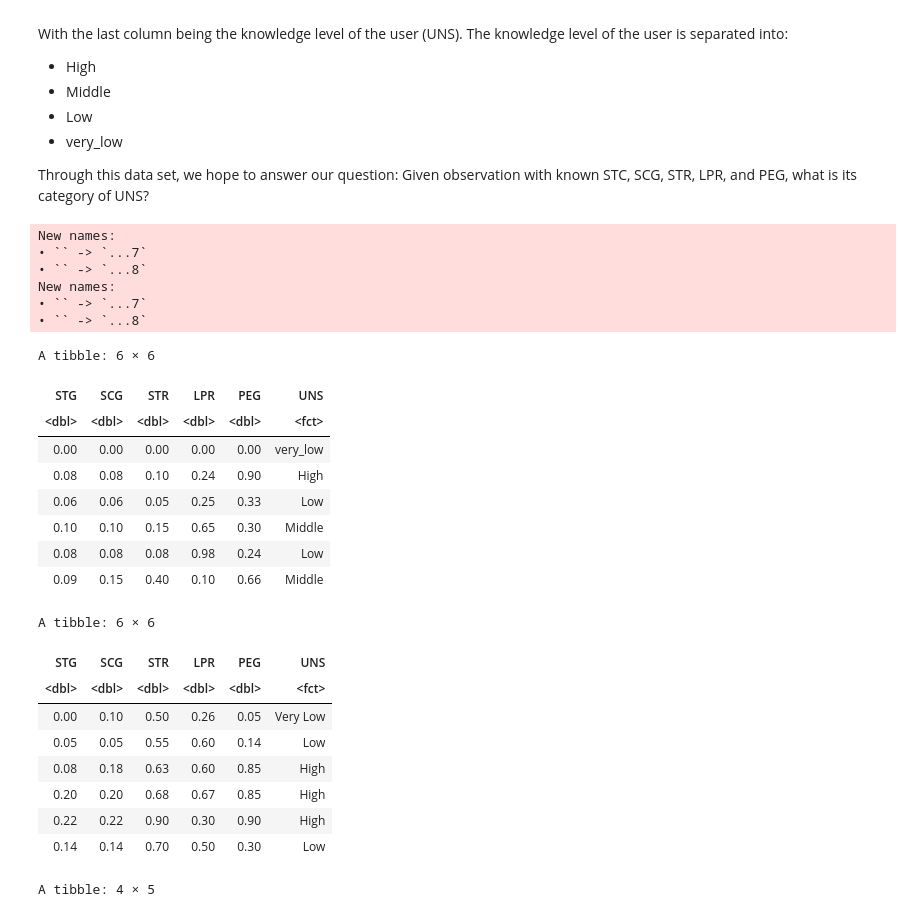
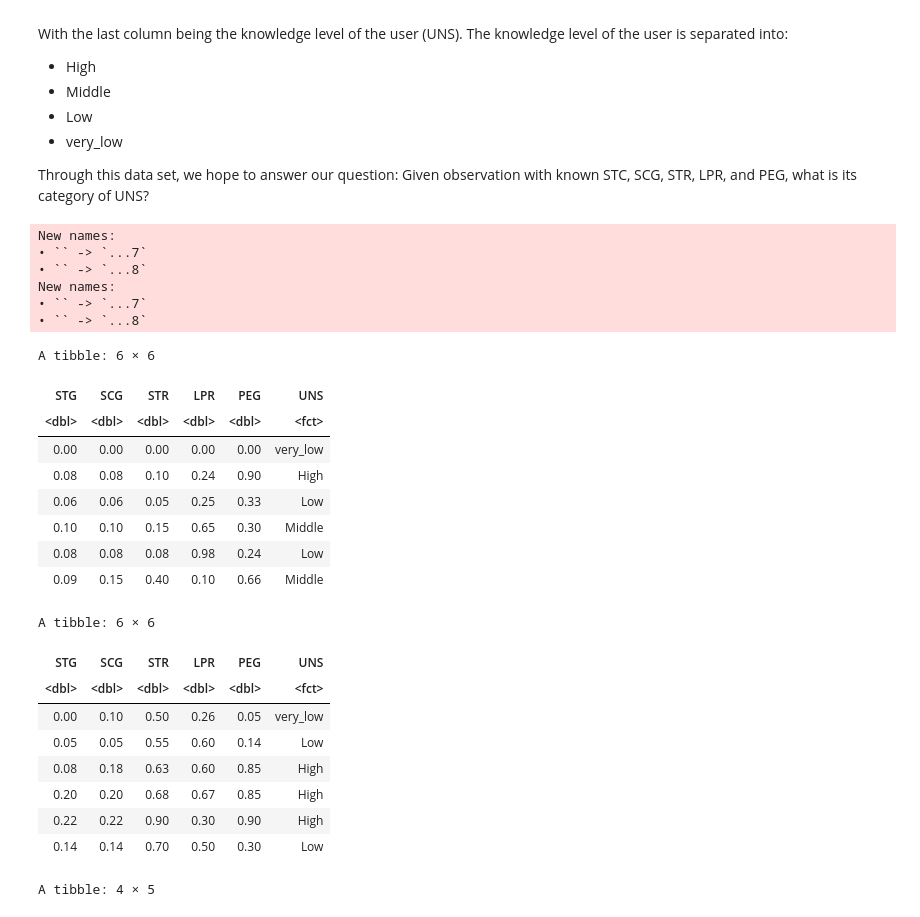
Before and after one commit to imbpeng/DSCI002-19, a Jupyter notebook: Proposal.ipynb, the cells around one changed output. Saved outputs shown, nothing was run; the diff lists cells and outputs as text; code cells hidden in the pictures.

Commit message:
change the label of "Very Low" in the test dataset to "very_low"

```diff
--- a/Proposal.ipynb
+++ b/Proposal.ipynb
@@ -46,35 +46,36 @@ download.file("https://archive.ics.uci.edu/static/public/257/user+knowledge+mode
 #Extract data from a zip file
 unzip("Data_User_Modeling_Dataset_Hamdi Tolga KAHRAMAN.zip",
       exdir = "data")
 #wrangle data
 data_train<-read_excel("data/Data_User_Modeling_Dataset_Hamdi Tolga KAHRAMAN.xls",sheet=2)|>
     select(STG:UNS)|>
     mutate(UNS=as_factor(UNS))
 data_test<-read_excel("data/Data_User_Modeling_Dataset_Hamdi Tolga KAHRAMAN.xls",sheet=3)|>
     select(STG:UNS)|>
-    mutate(UNS=as_factor(UNS))
+    mutate(UNS=as_factor(UNS))|>
+    mutate(UNS=fct_recode(UNS,"very_low"="Very Low"))# change the label of "Very Low" in the test dataset to "very_low"
 head(data_train)
 head(data_test)
 # %% [output]
 New names:
 • `` -> `...7`
 • `` -> `...8`
 New names:
 • `` -> `...7`
 • `` -> `...8`
 A tibble: 6 × 6
 | STG | SCG | STR | LPR | PEG | UNS |
 | <dbl> | <dbl> | <dbl> | <dbl> | <dbl> | <fct> |
 | 0.00 | 0.00 | 0.00 | 0.00 | 0.00 | very_low |
 | 0.08 | 0.08 | 0.10 | 0.24 | 0.90 | High |
 | 0.06 | 0.06 | 0.05 | 0.25 | 0.33 | Low |
 | 0.10 | 0.10 | 0.15 | 0.65 | 0.30 | Middle |
 | 0.08 | 0.08 | 0.08 | 0.98 | 0.24 | Low |
 | 0.09 | 0.15 | 0.40 | 0.10 | 0.66 | Middle |
 A tibble: 6 × 6
 | STG | SCG | STR | LPR | PEG | UNS |
 | <dbl> | <dbl> | <dbl> | <dbl> | <dbl> | <fct> |
-| 0.00 | 0.10 | 0.50 | 0.26 | 0.05 | Very Low |
+| 0.00 | 0.10 | 0.50 | 0.26 | 0.05 | very_low |
 | 0.05 | 0.05 | 0.55 | 0.60 | 0.14 | Low |
 | 0.08 | 0.18 | 0.63 | 0.60 | 0.85 | High |
 | 0.20 | 0.20 | 0.68 | 0.67 | 0.85 | High |
```
Also changed, not shown: parts of 3 cells of this notebook.
